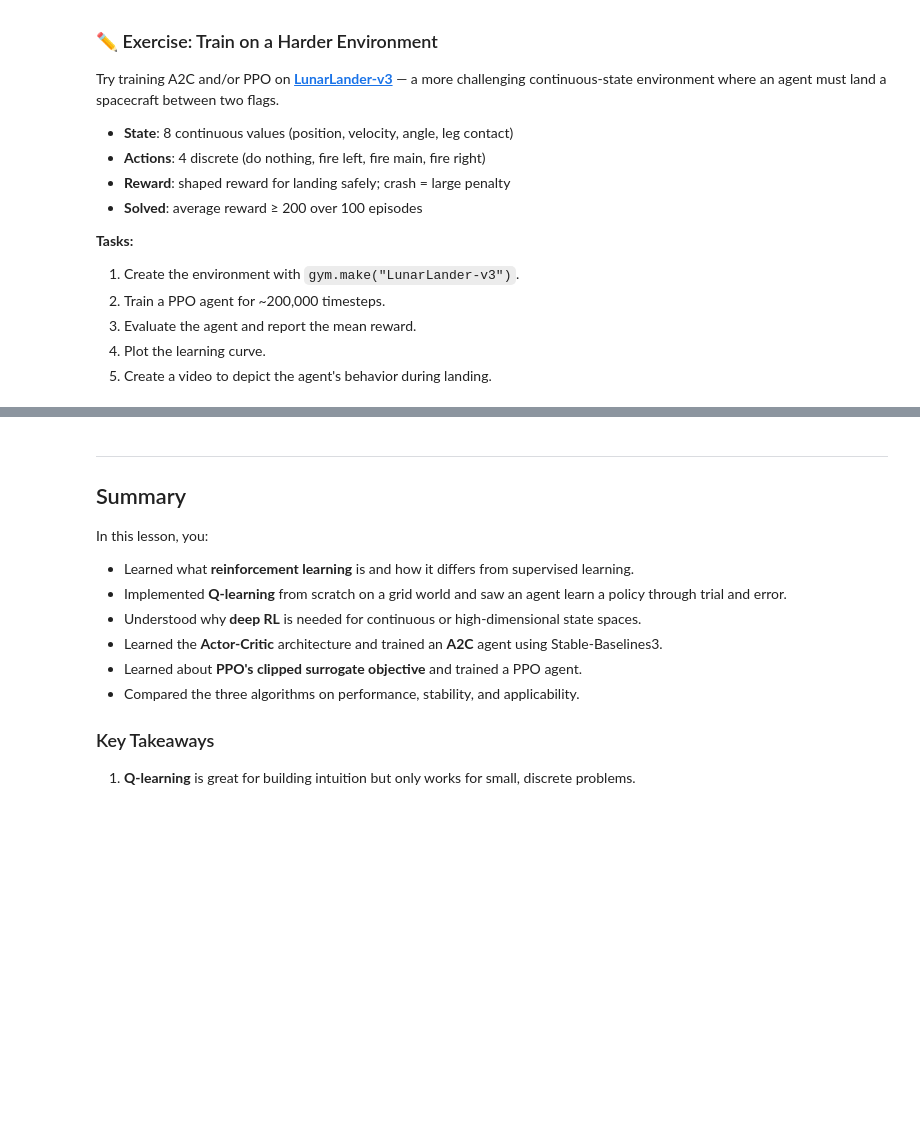
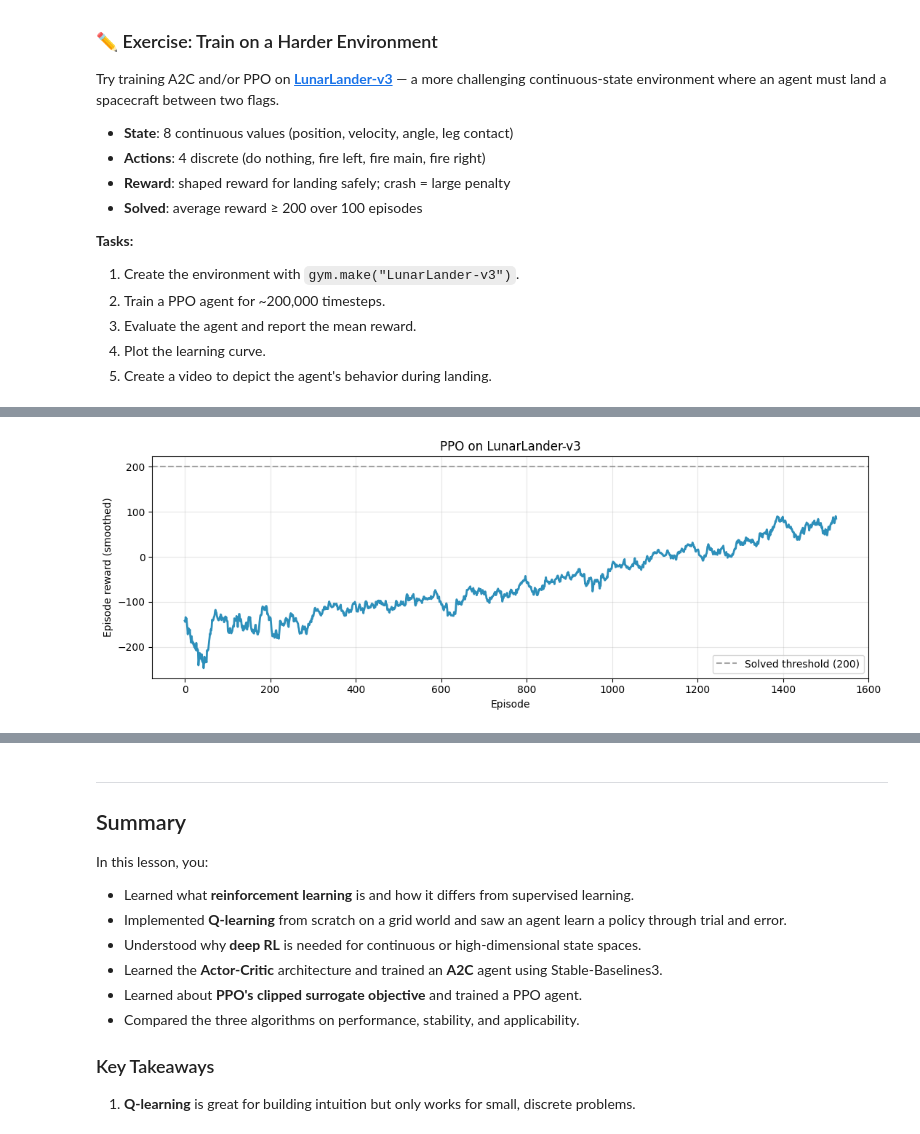
Before and after one commit to uf-bme/BME6938-Spring-2026, a Jupyter notebook: lessons/09-Reinforcement-Learning/09-Reinforcement-Learning.ipynb, the cells around one changed output, grey strips where cells are left out. Cells and saved outputs as stored; diff of their text form; code cells hidden in the pictures; blank space fills up the shorter version.

```diff
--- a/lessons/09-Reinforcement-Learning/09-Reinforcement-Learning.ipynb
+++ b/lessons/09-Reinforcement-Learning/09-Reinforcement-Learning.ipynb
@@ -686,4 +690,87 @@ Try training A2C and/or PPO on [**LunarLander-v3**](https://gymnasium.farama.org
 4. Plot the learning curve.
 5. Create a video to depict the agent's behavior during landing.
 # %%
-# Complete exercise here
+from pathlib import Path
+
+import gymnasium as gym
+import numpy as np
+import matplotlib.pyplot as plt
+from stable_baselines3 import PPO
+from stable_baselines3.common.callbacks import BaseCallback
+from stable_baselines3.common.env_util import make_vec_env
+from stable_baselines3.common.evaluation import evaluate_policy
+from stable_baselines3.common.monitor import Monitor
+
+
+class LunarRewardLogger(BaseCallback):
+    """Collect episode rewards during PPO training."""
+
+    def __init__(self):
+        super().__init__()
+        self.episode_rewards = []
+
+    def _on_step(self) -> bool:
+        for info in self.locals.get("infos", []):
+            if "episode" in info:
+                self.episode_rewards.append(float(info["episode"]["r"]))
+        return True
+
+
+def smooth(values, window=25):
+    values = np.asarray(values, dtype=float)
+    if len(values) < window:
+        return values
+    kernel = np.ones(window) / window
+    return np.convolve(values, kernel, mode="valid")
+
+
+train_env = make_vec_env("LunarLander-v3", n_envs=8, seed=42)
+reward_logger = LunarRewardLogger()
+
+lunarlander_model = PPO(
+    policy="MlpPolicy",
+    env=train_env,
+    learning_rate=2.5e-4,
+    gamma=0.999,
+    n_steps=1024,
+    batch_size=64,
+    n_epochs=4,
+    gae_lambda=0.98,
+    clip_range=0.2,
+    ent_coef=0.01,
+    policy_kwargs=dict(net_arch=[256, 256]),
+    verbose=0,
+    seed=42,
+    tensorboard_log=None,
+ )
+
+total_timesteps = 300_000
+print(f"Training PPO on LunarLander-v3 for {total_timesteps:,} timesteps...")
+lunarlander_model.learn(total_timesteps=total_timesteps, callback=reward_logger)
+train_env.close()
+print("Training complete.")
+
+eval_env = Monitor(gym.make("LunarLander-v3"))
+mean_reward, std_reward = evaluate_policy(
+    lunarlander_model,
+    eval_env,
+    n_eval_episodes=20,
+    deterministic=True,
+ )
+eval_env.close()
+
+print(f"Mean evaluation reward over 20 episodes: {mean_reward:.1f} ± {std_reward:.1f}")
+print(f"Solved threshold reached? {'Yes' if mean_reward >= 200 else 'No'}")
+print(f"Episodes logged during training: {len(reward_logger.episode_rewards)}")
+
+plt.figure(figsize=(11, 4))
+plt.plot(smooth(reward_logger.episode_rewards, window=20), color="#2d8fba", linewidth=2)
+plt.axhline(200, color="gray", linestyle="--", alpha=0.7, label="Solved threshold (200)")
+plt.xlabel("Episode")
+plt.ylabel("Episode reward (smoothed)")
+plt.title("PPO on LunarLander-v3")
+plt.grid(True, alpha=0.3)
+plt.legend()
+plt.tight_layout()
+plt.show()
+# %% [output]
@@ -689,0 +782 @@ Try training A2C and/or PPO on [**LunarLander-v3**](https://gymnasium.farama.org
+[figure, added]
```
Also changed, not shown: parts of 8 cells of this notebook, 1 other file.
